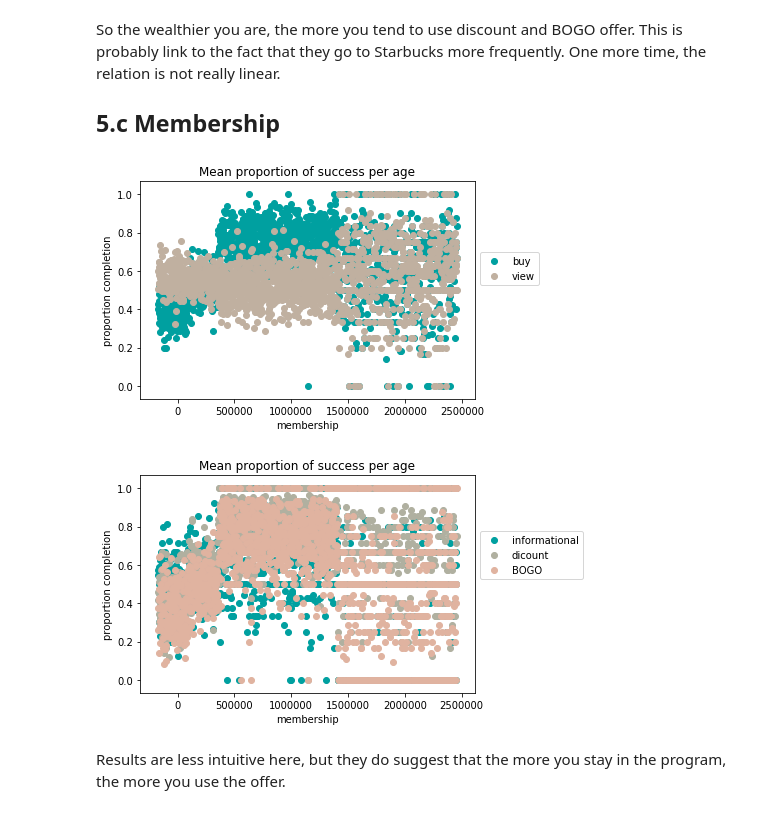
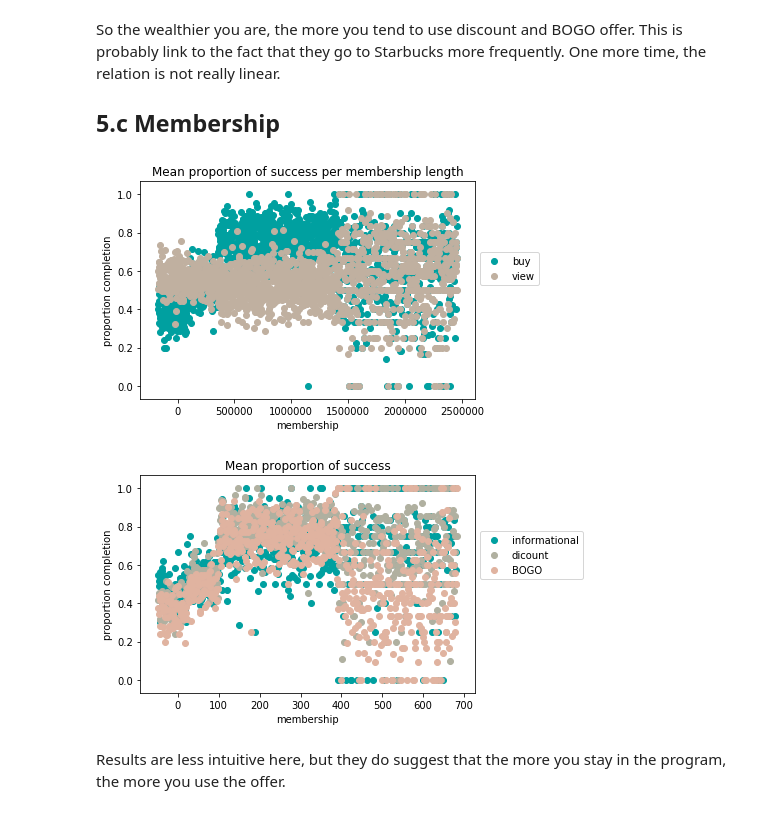
Before and after one commit to adfr/Starbucks, a Jupyter notebook: Starbucks_Capstone_notebook.ipynb, the cells around one changed output. Drawn from its saved outputs; the diff is of its cells as text; code cells hidden in the pictures.

```diff
--- a/Starbucks_Capstone_notebook.ipynb
+++ b/Starbucks_Capstone_notebook.ipynb
@@ -830,46 +812,47 @@ This is probably link to the fact that they go to Starbucks more frequently. One
 ## 5.c Membership
 # %%
 def plot_membership_trans_mean(df):
-    '''Plot scatters, x axis is age, y axis is mean value of completion
+    '''Plot scatters, x axis is membership, y axis is mean value of completion
     INPUT:
-        col_name(str) - column name of trans_tot, trans_avg, and off_drive_ratio
+        the complete data frame of the data from above
     OUTPUT:
-
+        the figure
     '''
     view_avg_by_age = df.groupby('membership').mean()['view_offer']
     avg_by_age = df.groupby('membership').mean()['buy_offer']
     plt.scatter(avg_by_age.index, avg_by_age, color = '#00A0A0');
     plt.scatter(view_avg_by_age.index, view_avg_by_age, color = '#C0B0A0');
     plt.xlabel('membership');
     plt.legend(['buy', 'view'], bbox_to_anchor=(1.00, 0.5), loc=3);
 def plot_membership_offer_mean(df_ori, col = 'buy_offer'):
-    '''Plot scatters, x axis is age, y axis is mean value of completion
+    '''Plot scatters, x axis is membership, y axis is mean value of completion
     INPUT:
-        col_name(str) - column name of trans_tot, trans_avg, and off_drive_ratio
+        the complete data frame of the data from above
     OUTPUT:
-
+        the figure
     '''
+    df_ori.membership = (df_ori.membership/3600).apply(np.floor)
     df = df_ori[df_ori.informational == 1 ]
     info_avg_by_age = df.groupby('membership').mean()[col]
     df = df_ori[df_ori.discount == 1 ]
     dis_avg_by_age = df.groupby('membership').mean()[col]
     df = df_ori[df_ori.bogo == 1 ]
     bogo_avg_by_age = df.groupby('membership').mean()[col]
     plt.scatter(info_avg_by_age.index, info_avg_by_age, color = '#00A0A0');
     plt.scatter(dis_avg_by_age.index, dis_avg_by_age, color = '#B0B0A0');
     plt.scatter(bogo_avg_by_age.index, bogo_avg_by_age, color = '#E0B3A0');
     plt.xlabel('membership');
     plt.legend(['informational', 'dicount', 'BOGO'], bbox_to_anchor=(1.00, 0.5), loc=3);
 plot_membership_trans_mean(new_df_regression)
 plt.ylabel('proportion completion');
-plt.title('Mean proportion of success per age', fontsize=12);
+plt.title('Mean proportion of success per membership length', fontsize=12);
 plt.show()
 plot_membership_offer_mean(new_df_regression)
 plt.ylabel('proportion completion');
-plt.title('Mean proportion of success per age', fontsize=12);
+plt.title('Mean proportion of success', fontsize=12);
 # %% [output]
-[figure, old version]
+[figure, new version]
-[figure, old version]
+[figure, new version]
 # %% [markdown]
 Results are less intuitive here, but they do suggest that the more you stay in the program, the more you use the offer.
 # %% [markdown]
```
Also changed, not shown: parts of 22 cells of this notebook, 7 other files.
